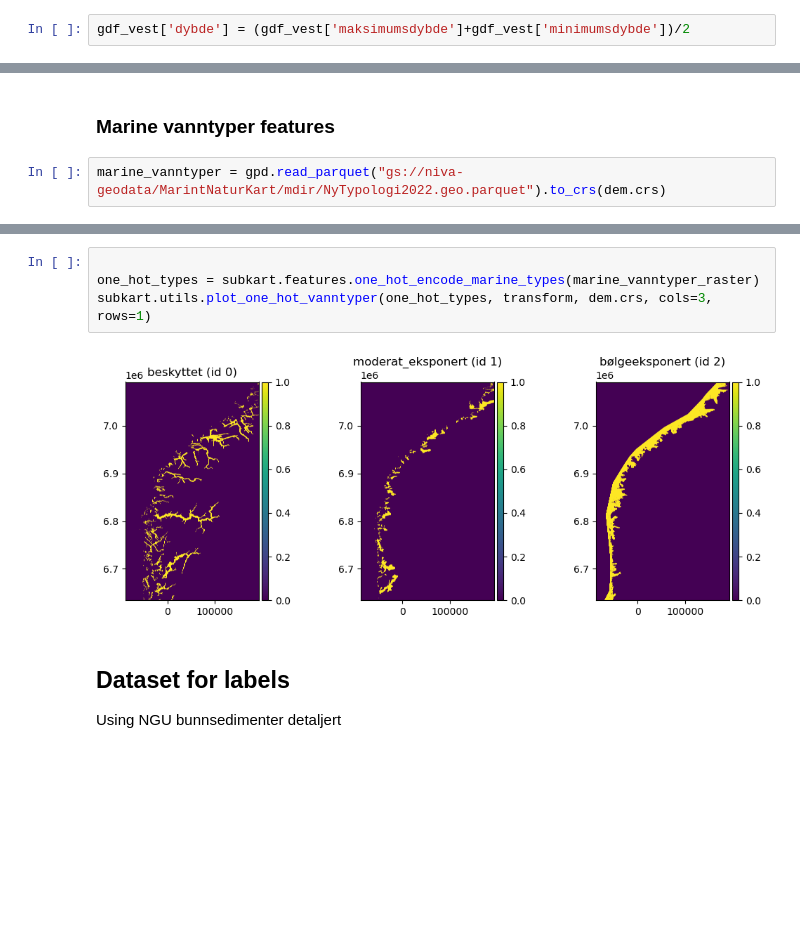
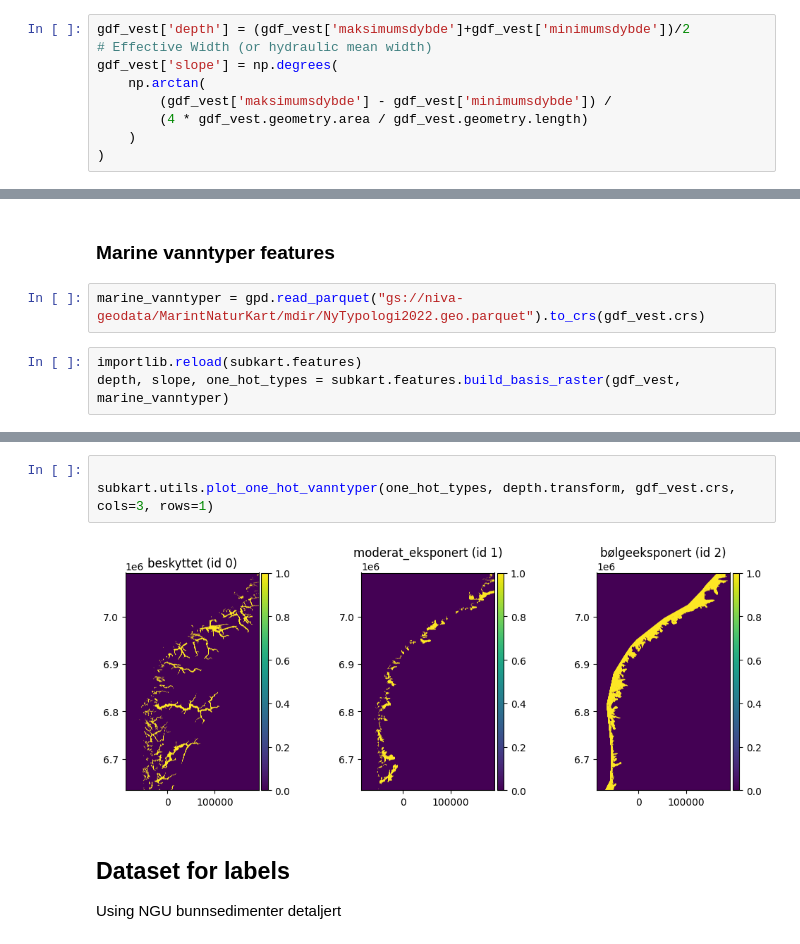
Before and after one commit to NIVANorge/marint-naturkart-niva, a Jupyter notebook: notebooks/02_modelling.ipynb, the cells around one changed output, grey strips where cells are left out. Cells and saved outputs as stored; diff of their text form; blank space fills up the shorter version.

```diff
--- a/notebooks/02_modelling.ipynb
+++ b/notebooks/02_modelling.ipynb
@@ -64,4 +64,11 @@ gdf_vl = gpd.read_parquet("gs://niva-geodata/MarintNaturKart/Basisdata_46_Vestla
 
 gdf_vest = gpd.GeoDataFrame(pd.concat([gdf_mr, gdf_vl], ignore_index=True))
 # %%
-gdf_vest['dybde'] = (gdf_vest['maksimumsdybde']+gdf_vest['minimumsdybde'])/2
+gdf_vest['depth'] = (gdf_vest['maksimumsdybde']+gdf_vest['minimumsdybde'])/2
+# Effective Width (or hydraulic mean width)
+gdf_vest['slope'] = np.degrees(
+    np.arctan(
+        (gdf_vest['maksimumsdybde'] - gdf_vest['minimumsdybde']) /
+        (4 * gdf_vest.geometry.area / gdf_vest.geometry.length)
+    )
+)
@@ -146,5 +79,8 @@ transform = dem.transform
 # %% [markdown]
 ### Marine vanntyper features
 # %%
-marine_vanntyper = gpd.read_parquet("gs://niva-geodata/MarintNaturKart/mdir/NyTypologi2022.geo.parquet").to_crs(dem.crs)
+marine_vanntyper = gpd.read_parquet("gs://niva-geodata/MarintNaturKart/mdir/NyTypologi2022.geo.parquet").to_crs(gdf_vest.crs)
+# %%
+importlib.reload(subkart.features)
+depth, slope, one_hot_types = subkart.features.build_basis_raster(gdf_vest, marine_vanntyper)
 # %%
@@ -157,9 +90,8 @@ subkart.utils.plot_vanntyper(marine_vanntyper_raster, transform)
 # %%
 
-one_hot_types = subkart.features.one_hot_encode_marine_types(marine_vanntyper_raster)
-subkart.utils.plot_one_hot_vanntyper(one_hot_types, transform, dem.crs, cols=3, rows=1)
+subkart.utils.plot_one_hot_vanntyper(one_hot_types, depth.transform, gdf_vest.crs, cols=3, rows=1)
 # %% [output]
-[figure, old version]
+[figure, new version]
 # %% [markdown]
 ## Dataset for labels
 
```
Also changed, not shown: parts of 12 cells of this notebook, 4 other files.
